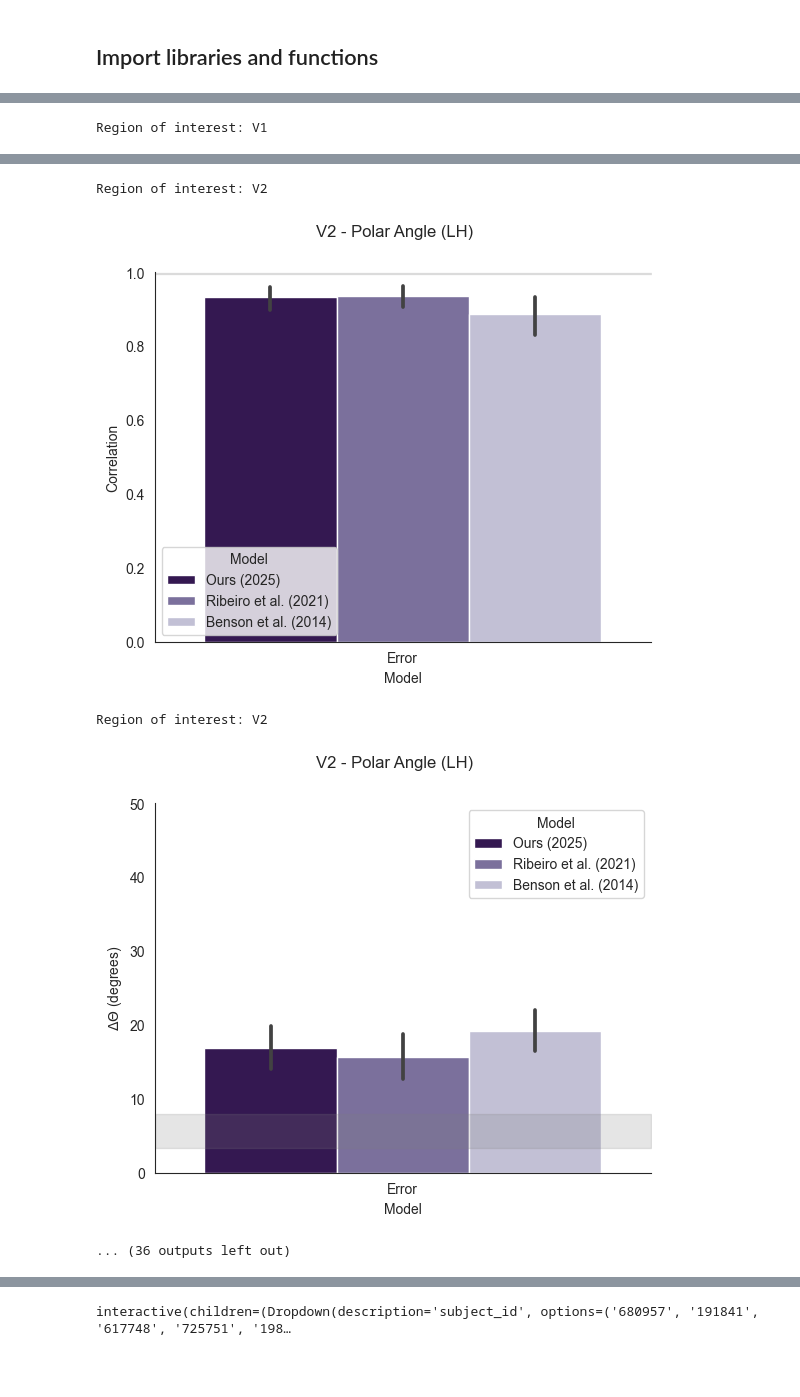
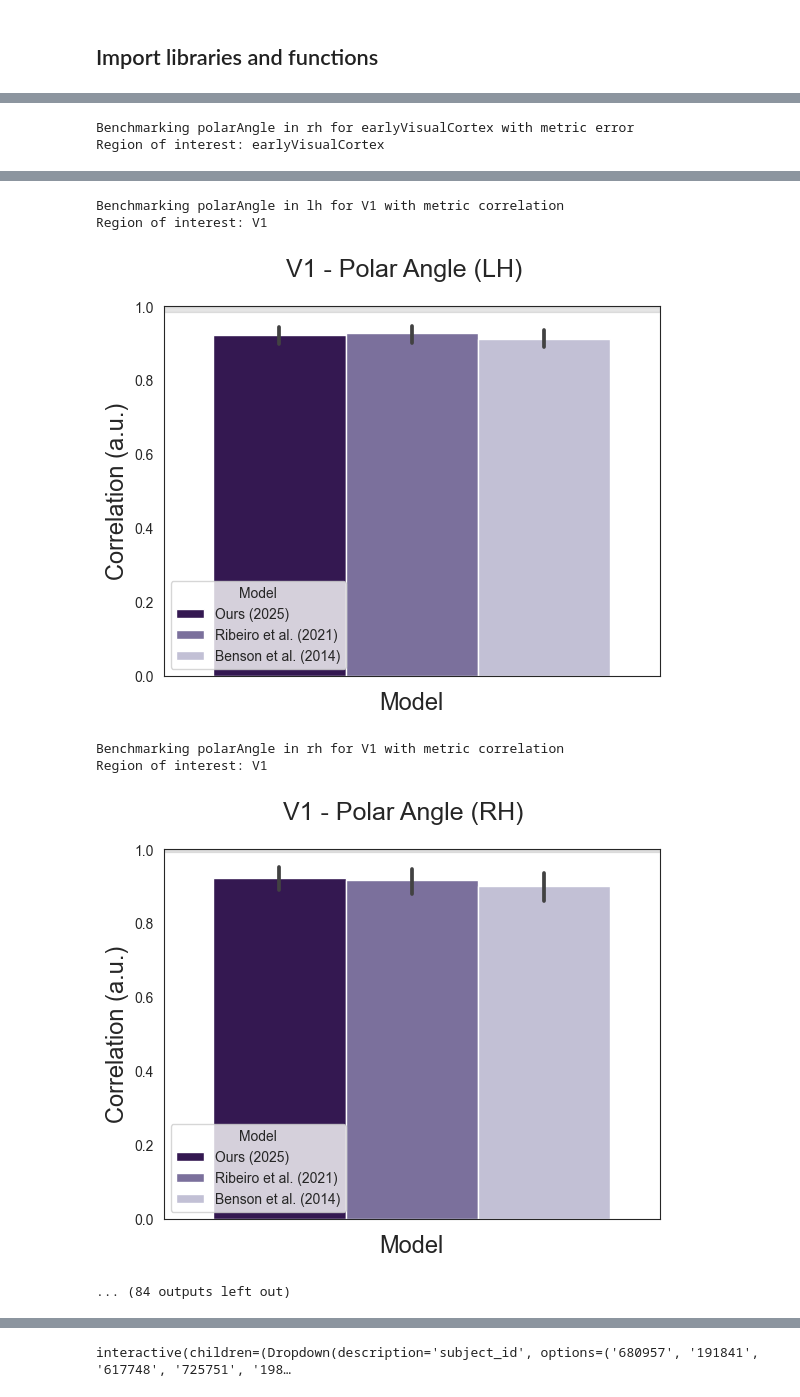
Before and after one commit to felenitaribeiro/deepRetinotopy_validation, a Jupyter notebook: notebooks/1_benchmarking.ipynb, the cells around one changed output, grey strips where cells are left out. Cells and saved outputs as stored; diff of their text form; code cells hidden in the pictures; blank space fills up the shorter version.

Commit message:
simplify PA tranforms and change file name for benchmarks

```diff
--- a/notebooks/1_benchmarking.ipynb
+++ b/notebooks/1_benchmarking.ipynb
@@ -410,9 +404,15 @@ def benchmark_models(path, retinotopic_map, hemisphere, threshold = 10,
 for retinotopic_map in ['polarAngle', 'eccentricity', 'pRFsize']:
     for region_of_interest in ['earlyVisualCortex', 'V1', 'V2', 'V3']:
         for metric in ['correlation', 'error']:
-            benchmark_models('/home/ribeiro/Projects/deepRetinotopy_validation/HCP/freesurfer/',
-                            retinotopic_map, 'lh',
-                            threshold = 10,
-                            list_of_models = ['deepRetinotopy25', 'deepRetinotopy21','benson14', 'noise_ceiling'],
-                            region_of_interest=region_of_interest, metric=metric)
+            for hemisphere in ['lh', 'rh']:
+                print(f"Benchmarking {retinotopic_map} in {hemisphere} for {region_of_interest} with metric {metric}")
+                data_frame = benchmark_models('/home/ribeiro/Projects/deepRetinotopy_validation/HCP/freesurfer/',
+                                retinotopic_map, hemisphere,
+                                threshold = 10,
+                                list_of_models = ['deepRetinotopy25', 'deepRetinotopy21','benson14', 'noise_ceiling'],
+                                region_of_interest=region_of_interest,
+                                metric=metric)
+                # Save the dataframe to a CSV file
+                output_dir = '../output/benchmarking/'
+                data_frame.to_csv(f"{output_dir}Benchmarking_{region_of_interest}_{retinotopic_map}_{hemisphere}_{metric}.csv", index=False)
 # %% [output]
@@ -425 +428,2 @@ Region of interest: V1
-Region of interest: V1
+Benchmarking polarAngle in rh for earlyVisualCortex with metric error
+Region of interest: earlyVisualCortex
@@ -427,6 +431,8 @@ Region of interest: V1
-Region of interest: V2
+Benchmarking polarAngle in lh for V1 with metric correlation
+Region of interest: V1
-[figure, old version]
+[figure, new version]
-Region of interest: V2
+Benchmarking polarAngle in rh for V1 with metric correlation
+Region of interest: V1
-[figure, old version]
+[figure, new version]
-... (36 outputs left out)
+... (84 outputs left out)
 # %% [markdown]
```
Also changed, not shown: parts of 9 cells of this notebook, 2 other files.
